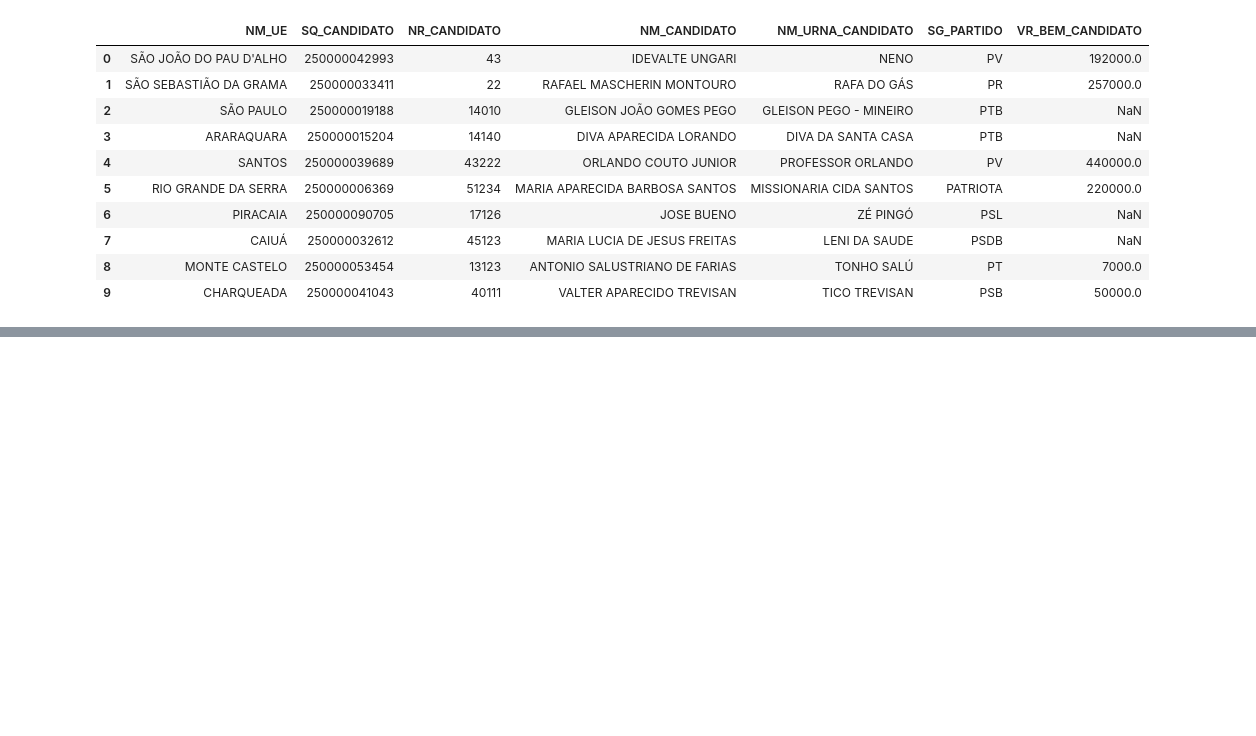
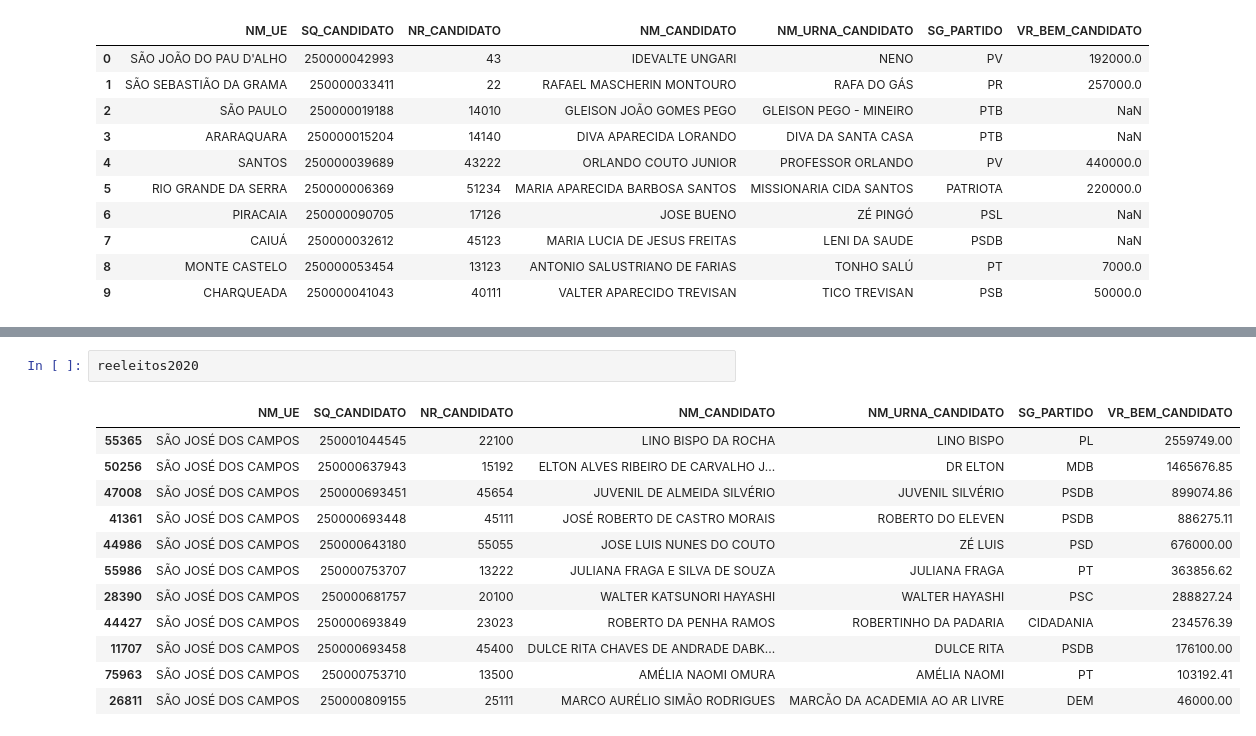
Before and after one commit to gusrobert/analiseDadosBensDeclarados, a Jupyter notebook: Bens declarados dos candidatos reeleitos.ipynb, the cells around one changed output, grey strips where cells are left out. Drawn from its saved outputs; the diff is of its cells as text; blank space fills up the shorter version.

```diff
--- a/Bens declarados dos candidatos reeleitos.ipynb
+++ b/Bens declarados dos candidatos reeleitos.ipynb
@@ -75,0 +146,15 @@ cand_merge_bens_16.head(10)
+# %%
+reeleitos2020
+# %% [output]
+|  | NM_UE | SQ_CANDIDATO | NR_CANDIDATO | NM_CANDIDATO | NM_URNA_CANDIDATO | SG_PARTIDO | VR_BEM_CANDIDATO |
+| 55365 | SÃO JOSÉ DOS CAMPOS | 250001044545 | 22100 | LINO BISPO DA ROCHA | LINO BISPO | PL | 2559749.00 |
+| 50256 | SÃO JOSÉ DOS CAMPOS | 250000637943 | 15192 | ELTON ALVES RIBEIRO DE CARVALHO J... | DR ELTON | MDB | 1465676.85 |
+| 47008 | SÃO JOSÉ DOS CAMPOS | 250000693451 | 45654 | JUVENIL DE ALMEIDA SILVÉRIO | JUVENIL SILVÉRIO | PSDB | 899074.86 |
+| 41361 | SÃO JOSÉ DOS CAMPOS | 250000693448 | 45111 | JOSÉ ROBERTO DE CASTRO MORAIS | ROBERTO DO ELEVEN | PSDB | 886275.11 |
+| 44986 | SÃO JOSÉ DOS CAMPOS | 250000643180 | 55055 | JOSE LUIS NUNES DO COUTO | ZÉ LUIS | PSD | 676000.00 |
+| 55986 | SÃO JOSÉ DOS CAMPOS | 250000753707 | 13222 | JULIANA FRAGA E SILVA DE SOUZA | JULIANA FRAGA | PT | 363856.62 |
+| 28390 | SÃO JOSÉ DOS CAMPOS | 250000681757 | 20100 | WALTER KATSUNORI HAYASHI | WALTER HAYASHI | PSC | 288827.24 |
+| 44427 | SÃO JOSÉ DOS CAMPOS | 250000693849 | 23023 | ROBERTO DA PENHA RAMOS | ROBERTINHO DA PADARIA | CIDADANIA | 234576.39 |
+| 11707 | SÃO JOSÉ DOS CAMPOS | 250000693458 | 45400 | DULCE RITA CHAVES DE ANDRADE DABK... | DULCE RITA | PSDB | 176100.00 |
+| 75963 | SÃO JOSÉ DOS CAMPOS | 250000753710 | 13500 | AMÉLIA NAOMI OMURA | AMÉLIA NAOMI | PT | 103192.41 |
+| 26811 | SÃO JOSÉ DOS CAMPOS | 250000809155 | 25111 | MARCO AURÉLIO SIMÃO RODRIGUES | MARCÃO DA ACADEMIA AO AR LIVRE | DEM | 46000.00 |
```
Also changed, not shown: parts of 11 cells of this notebook.
